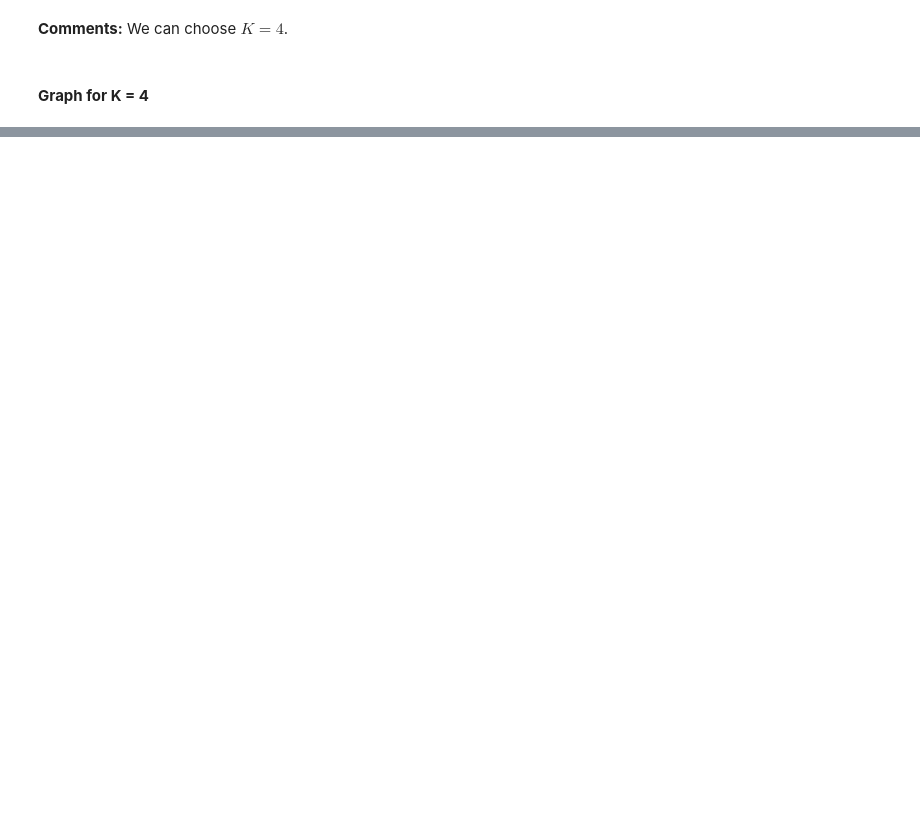
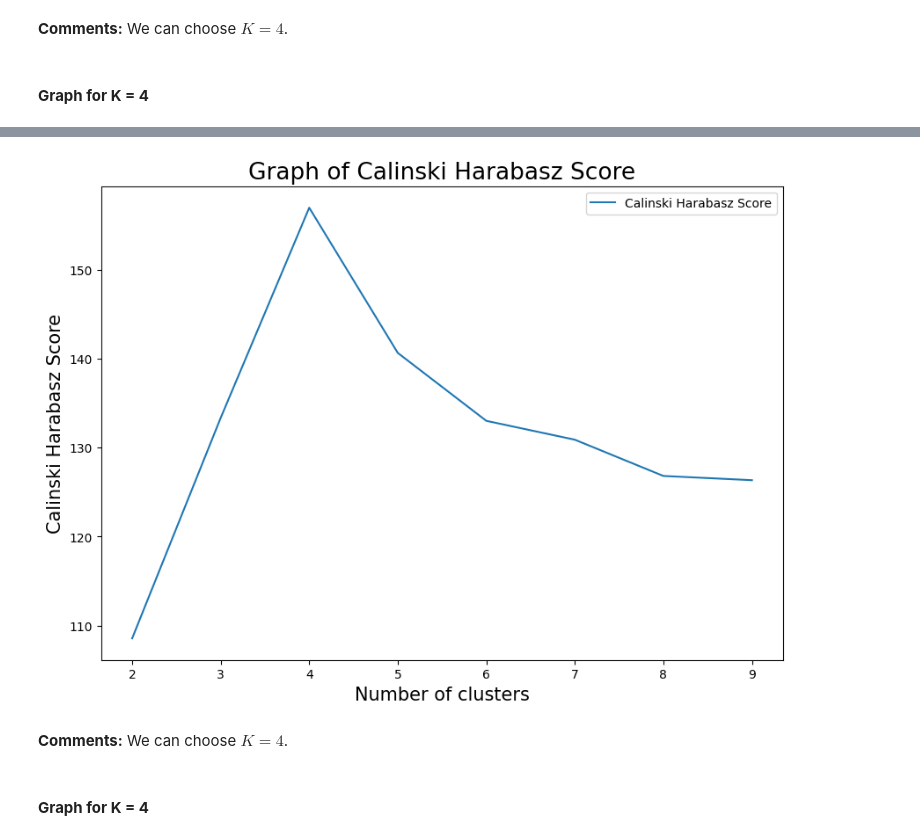
Before and after one commit to anvaldes/Repositorio_de_Proyectos, a Jupyter notebook: Data_Science_Contents/General_Topics/08.Separation_of_Clusters/Separation_Metrics.ipynb, the cells around one changed output, grey strips where cells are left out. Drawn from its saved outputs; the diff is of its cells as text; code cells hidden in the pictures; blank space fills up the shorter version.

Commit message:
Updating Separation of Clusters Contents

```diff
--- a/Data_Science_Contents/General_Topics/08.Separation_of_Clusters/Separation_Metrics.ipynb
+++ b/Data_Science_Contents/General_Topics/08.Separation_of_Clusters/Separation_Metrics.ipynb
@@ -237,0 +264,31 @@ plt.show()
+# %%
+range_n_clusters = [2, 3, 4, 5, 6, 7, 8, 9]
+
+ch_sco = []
+
+for n_clusters in range_n_clusters:
+
+    model = KMeans(n_clusters = n_clusters, random_state = 0, n_init = 10).fit(X)
+
+    c_sco = calinski_harabasz_score(X, model.predict(X))
+
+    ch_sco.append(c_sco)
+# %%
+plt.figure(figsize = (10, 7))
+
+plt.title('Graph of Calinski Harabasz Score', fontsize = 19)
+
+plt.plot(range_n_clusters, ch_sco, label = 'Calinski Harabasz Score')
+
+plt.xlabel('Number of clusters', fontsize = 15)
+plt.ylabel('Calinski Harabasz Score', fontsize = 15)
+
+plt.legend()
+
+plt.show()
+# %% [output]
+[figure, added]
+# %% [markdown]
+**Comments:** We can choose $ K = 4 $.
+# %% [markdown]
+#### **Graph for K = 4**
```
Also changed, not shown: parts of 15 cells of this notebook, 5 other files.
